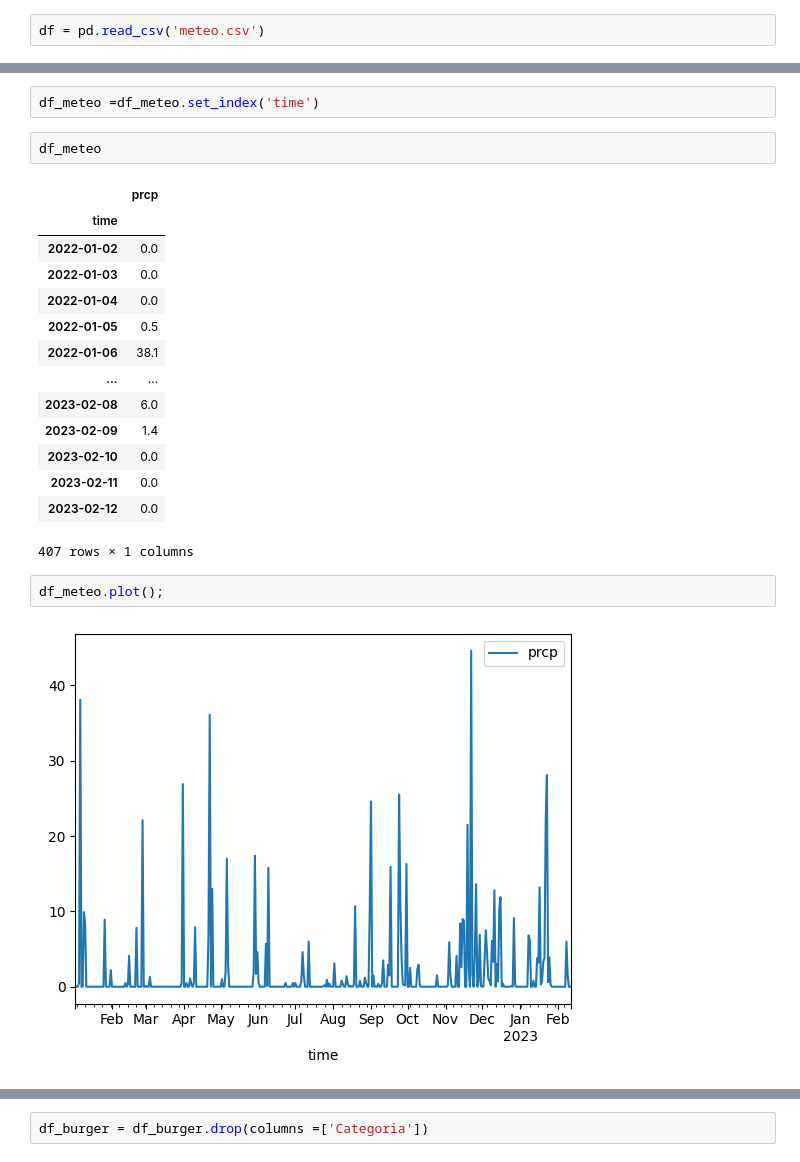
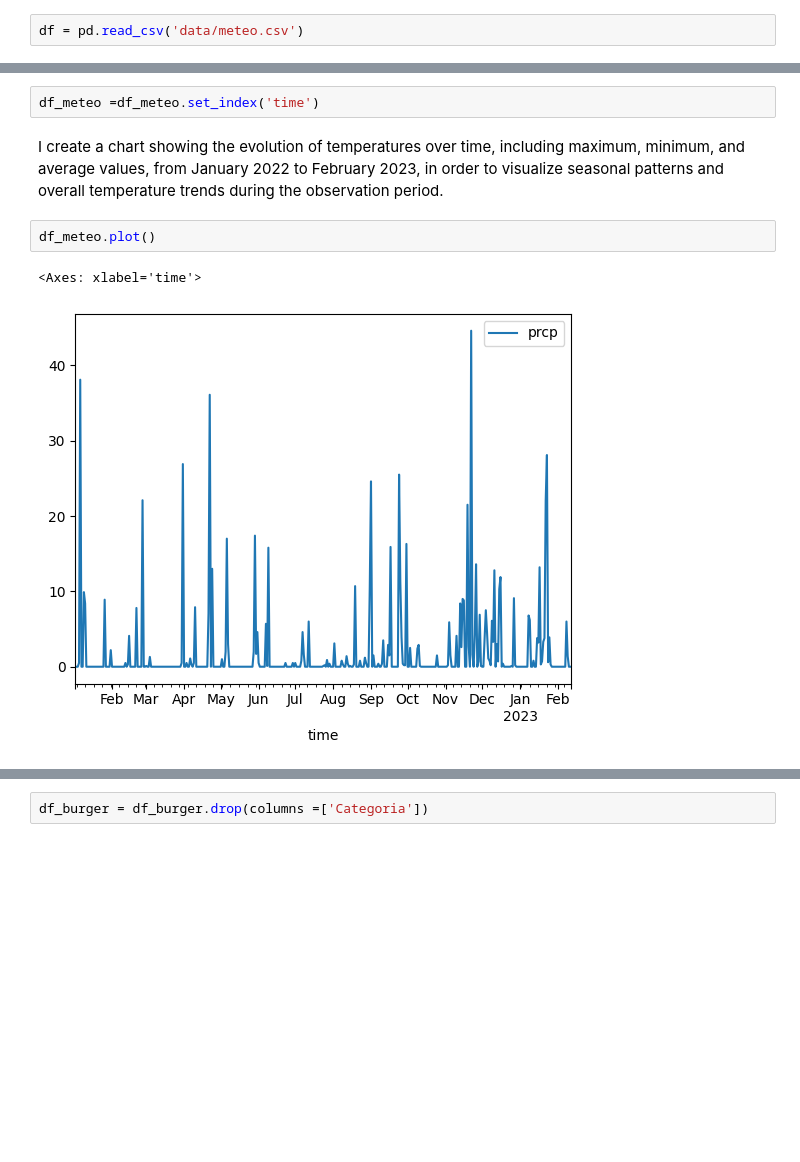
Before and after one commit to GioBondandini/BforBirra, a Jupyter notebook: Burger-rainfall.ipynb, the cells around one changed output, grey strips where cells are left out. Saved outputs shown, nothing was run; the diff lists cells and outputs as text; blank space fills up the shorter version.

```diff
--- a/Burger-rainfall.ipynb
+++ b/Burger-rainfall.ipynb
@@ -6,6 +15,6 @@ import matplotlib.pyplot as plt
 import plotly.express as px
 # %%
-df = pd.read_csv('meteo.csv')
+df = pd.read_csv('data/meteo.csv')
 # %%
 df.info()
 # %% [output]
@@ -51,24 +55,10 @@ df_meteo.head()
 df_meteo['time'] = pd.to_datetime(df_meteo['time'])
 # %%
 df_meteo =df_meteo.set_index('time')
+# %% [markdown]
+I create a chart showing the evolution of temperatures over time, including maximum, minimum, and average values, from January 2022 to February 2023, in order to visualize seasonal patterns and overall temperature trends during the observation period.
 # %%
-df_meteo
+df_meteo.plot()
 # %% [output]
-|  | prcp |
-| time |  |
-| 2022-01-02 | 0.0 |
-| 2022-01-03 | 0.0 |
-| 2022-01-04 | 0.0 |
-| 2022-01-05 | 0.5 |
-| 2022-01-06 | 38.1 |
-| ... | ... |
-| 2023-02-08 | 6.0 |
-| 2023-02-09 | 1.4 |
-| 2023-02-10 | 0.0 |
-| 2023-02-11 | 0.0 |
-| 2023-02-12 | 0.0 |
-407 rows × 1 columns
+<Axes: xlabel='time'>
+[figure, added]
-# %%
-df_meteo.plot();
-# %% [output]
-[figure, removed]
```
Also changed, not shown: parts of 24 cells of this notebook, 2 other files.
